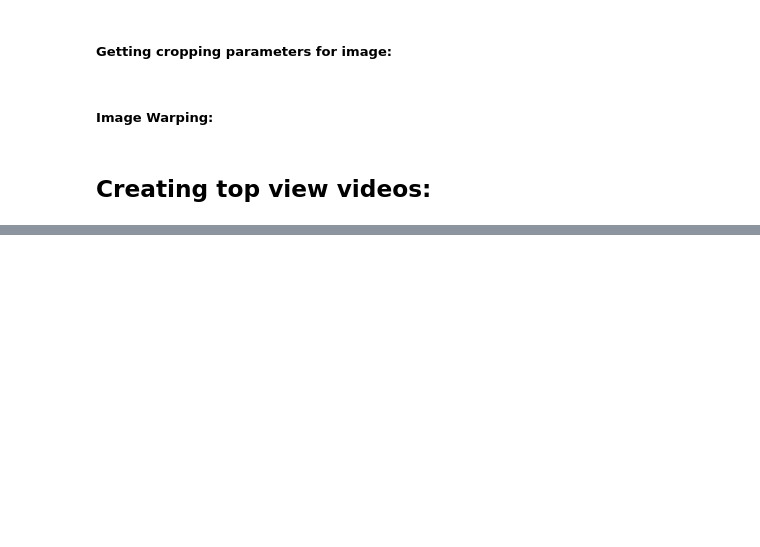
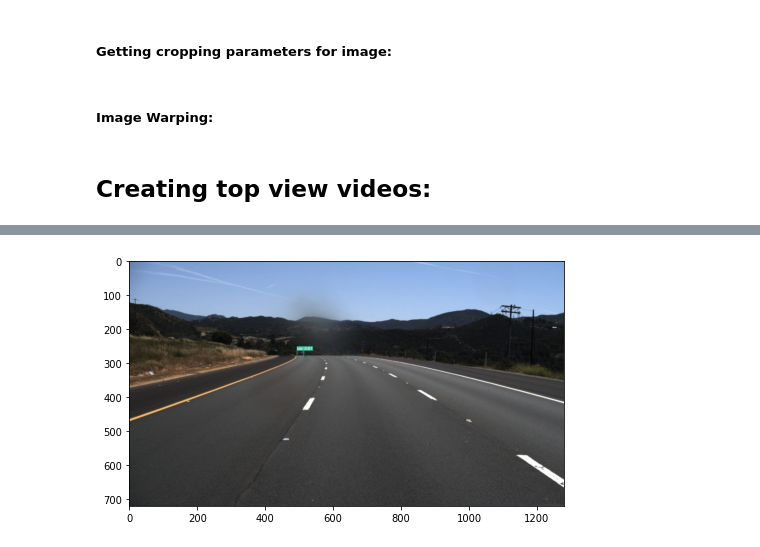
Before and after one commit to taimursalman/CV_project-fall-22, a Jupyter notebook: Group_4_v2_3.ipynb, the cells around one changed output, grey strips where cells are left out. Cells and saved outputs as stored; diff of their text form; code cells hidden in the pictures; blank space fills up the shorter version.

```diff
--- a/Group_4_v2_3.ipynb
+++ b/Group_4_v2_3.ipynb
@@ -737,0 +778,10 @@ for folder in glob.glob('/content/test/clips/*'):
+# %%
+img = plt.imread('content/yolo_outputs/exp3/1.jpg')
+
+fig1 = plt.figure()
+fig1.set_figwidth(8)
+fig1.set_figheight(4.5)
+plt.imshow(img)
+plt.show()
+# %% [output]
+[figure, added]
```
Also changed, not shown: parts of 6 cells of this notebook.
